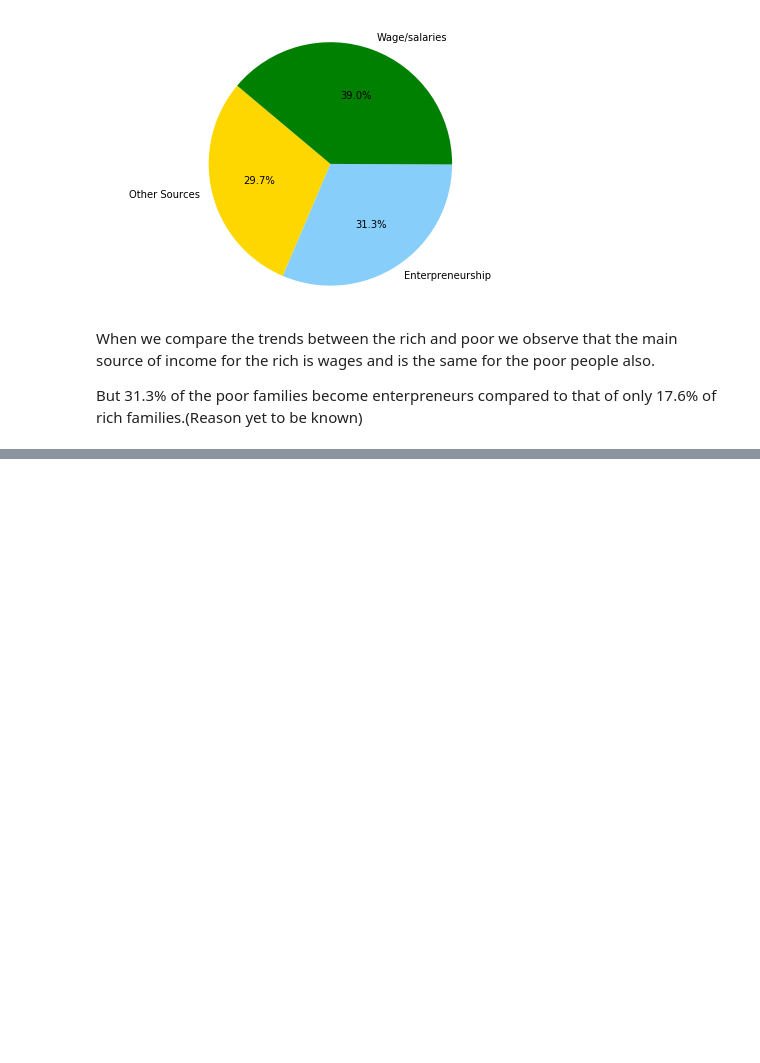
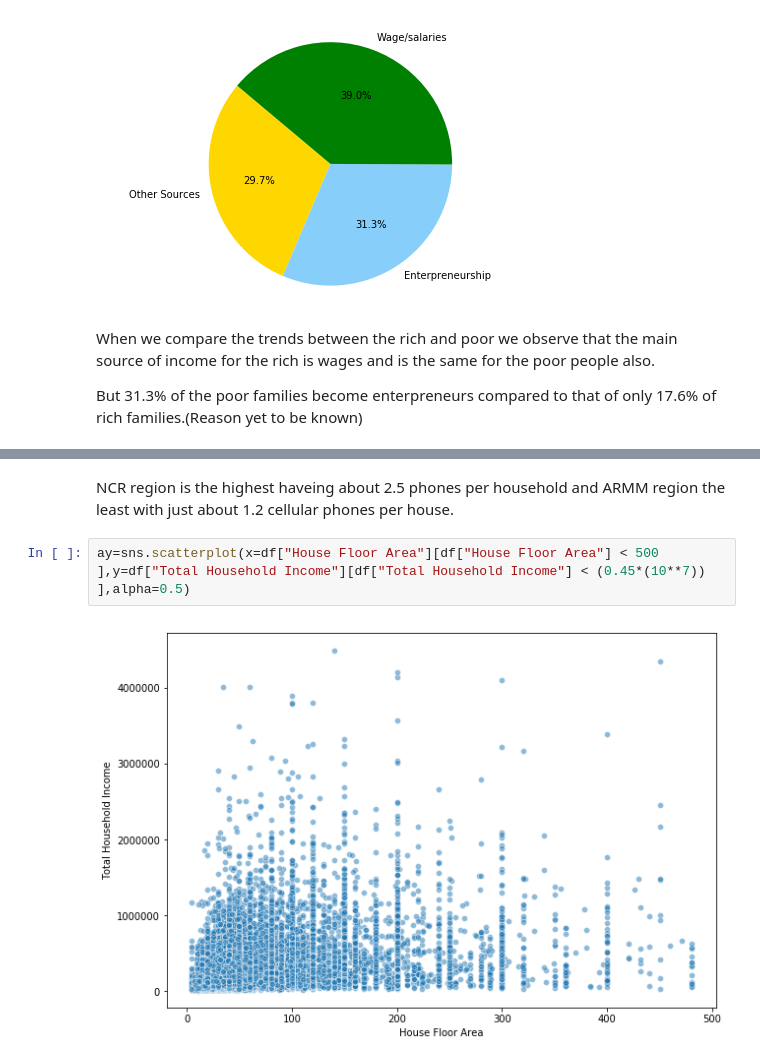
Before and after one commit to AshishShenoy/ids-project, a Jupyter notebook: ids-project.ipynb, the cells around one changed output, grey strips where cells are left out. Drawn from its saved outputs; the diff is of its cells as text; blank space fills up the shorter version.

```diff
--- a/ids-project.ipynb
+++ b/ids-project.ipynb
@@ -290,0 +316,6 @@ But 31.3% of the poor families become enterpreneurs compared to that of only 17.
+# %% [markdown]
+NCR region is the highest haveing about 2.5 phones per household and ARMM region the least with just about 1.2 cellular phones per house.
+# %%
+ay=sns.scatterplot(x=df["House Floor Area"][df["House Floor Area"] < 500 ],y=df["Total Household Income"][df["Total Household Income"] < (0.45*(10**7)) ],alpha=0.5)
+# %% [output]
+[figure, added]
```
Also changed, not shown: parts of 22 cells of this notebook, 1 other file.
